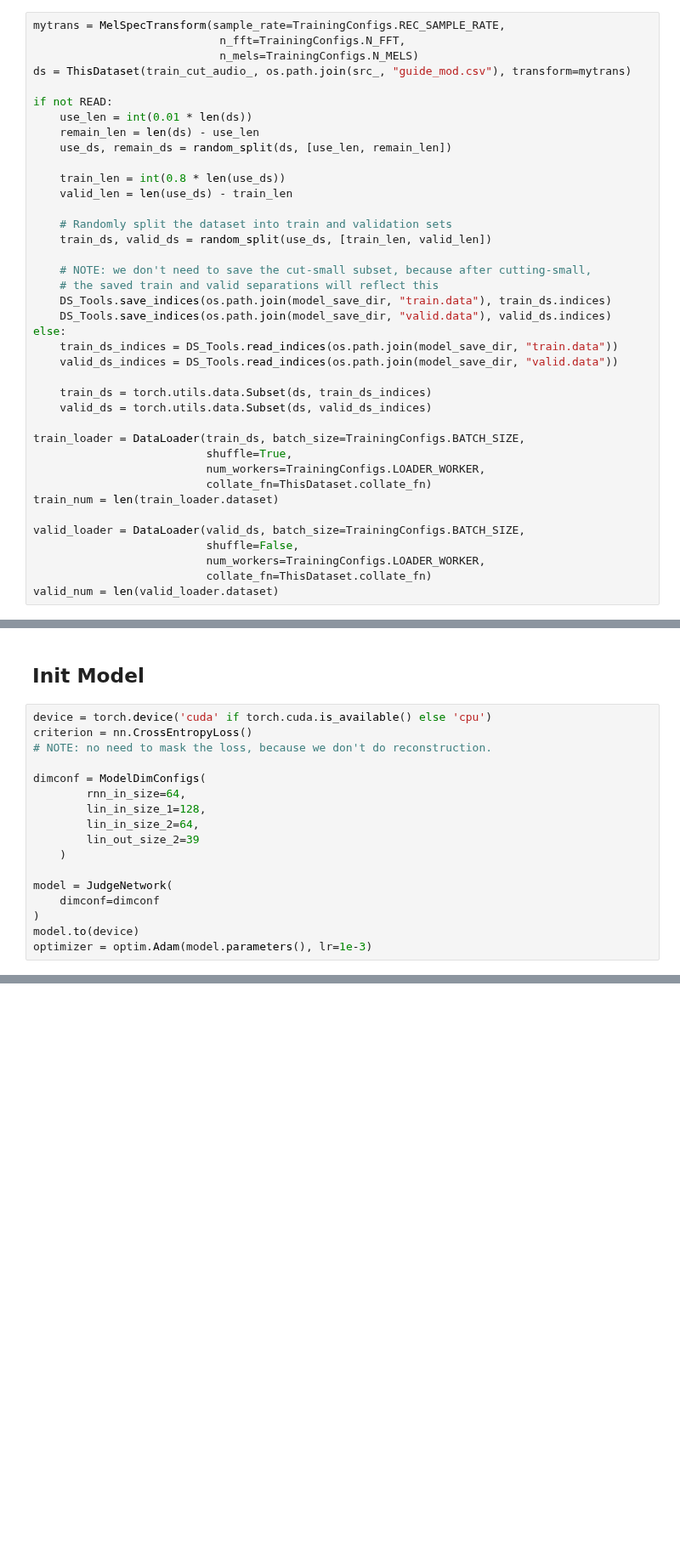
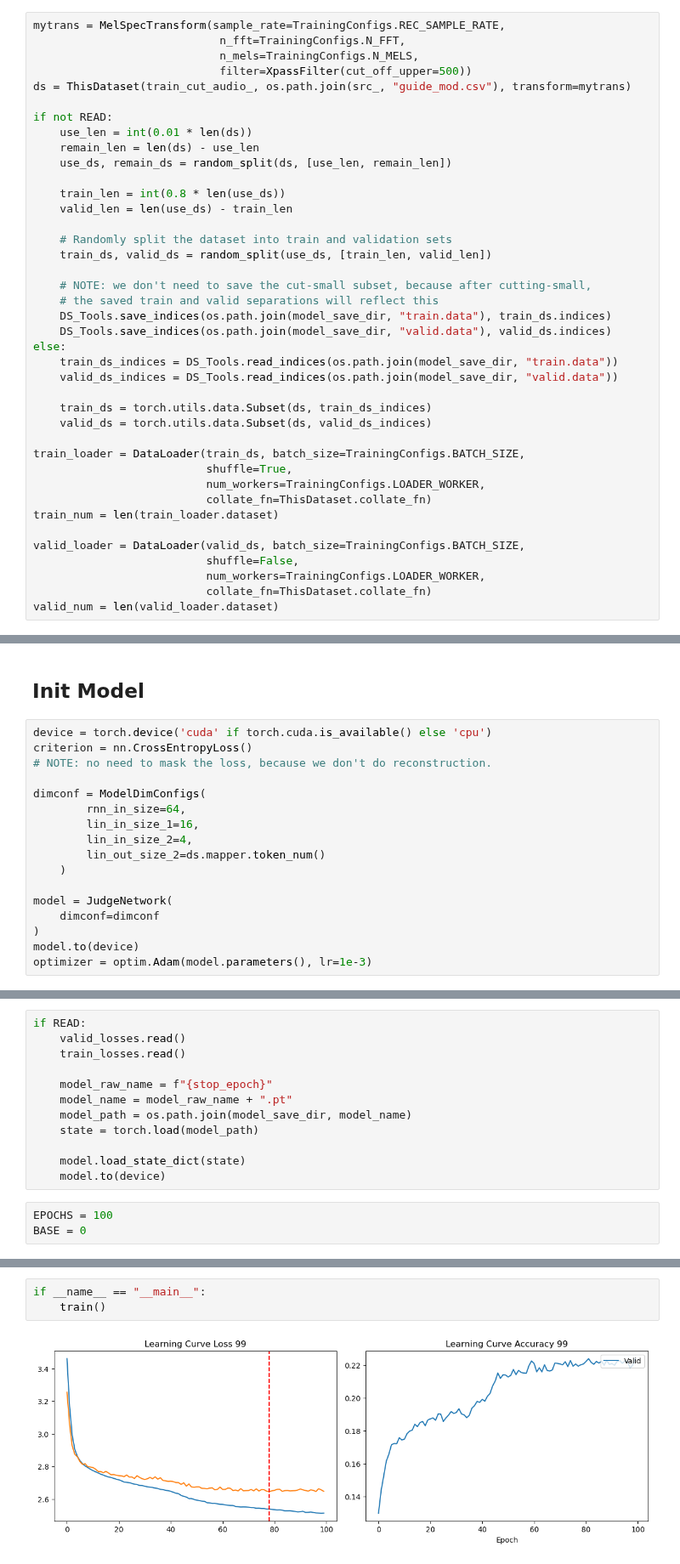
Before and after one commit to Frankalexej/lffl, a Jupyter notebook: judge_run_1.ipynb, the cells around one changed output, grey strips where cells are left out. Shown at 85% size. Drawn from its saved outputs; the diff is of its cells as text; blank space fills up the shorter version.

```diff
--- a/judge_run_1.ipynb
+++ b/judge_run_1.ipynb
@@ -39,7 +54,8 @@ mk(model_save_dir)
 # %%
 mytrans = MelSpecTransform(sample_rate=TrainingConfigs.REC_SAMPLE_RATE,
                             n_fft=TrainingConfigs.N_FFT,
-                            n_mels=TrainingConfigs.N_MELS)
+                            n_mels=TrainingConfigs.N_MELS,
+                            filter=XpassFilter(cut_off_upper=500))
 ds = ThisDataset(train_cut_audio_, os.path.join(src_, "guide_mod.csv"), transform=mytrans)
 
 if not READ:
@@ -137,9 +104,9 @@ criterion = nn.CrossEntropyLoss()
 
 dimconf = ModelDimConfigs(
         rnn_in_size=64,
-        lin_in_size_1=128,
-        lin_in_size_2=64,
-        lin_out_size_2=39
+        lin_in_size_1=16,
+        lin_in_size_2=4,
+        lin_out_size_2=ds.mapper.token_num()
     )
 
 model = JudgeNetwork(
@@ -149,0 +119,15 @@ optimizer = optim.Adam(model.parameters(), lr=1e-3)
+# %%
+if READ:
+    valid_losses.read()
+    train_losses.read()
+
+    model_raw_name = f"{stop_epoch}"
+    model_name = model_raw_name + ".pt"
+    model_path = os.path.join(model_save_dir, model_name)
+    state = torch.load(model_path)
+
+    model.load_state_dict(state)
+    model.to(device)
+# %%
+EPOCHS = 100
+BASE = 0
@@ -149,0 +203,5 @@ optimizer = optim.Adam(model.parameters(), lr=1e-3)
+# %%
+if __name__ == "__main__":
+    train()
+# %% [output]
+[figure, added]
```
Also changed, not shown: parts of 12 cells of this notebook, 6 other files.
